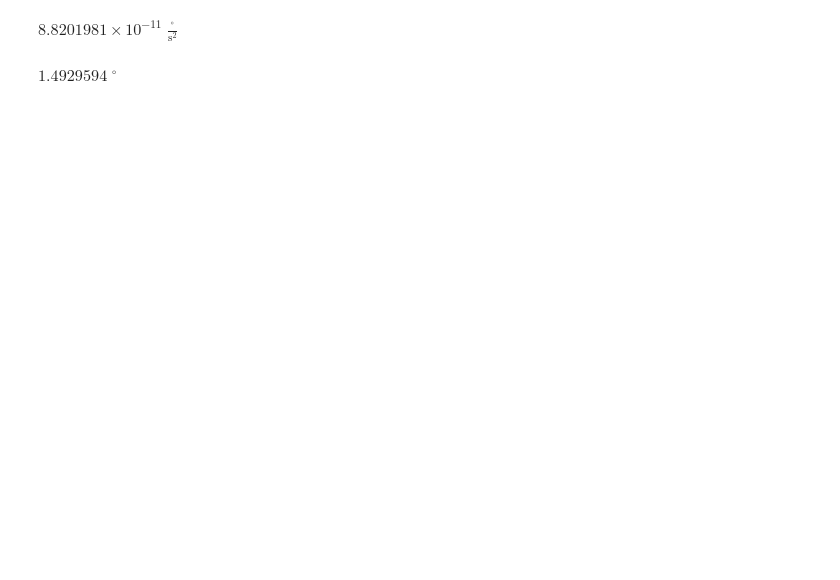
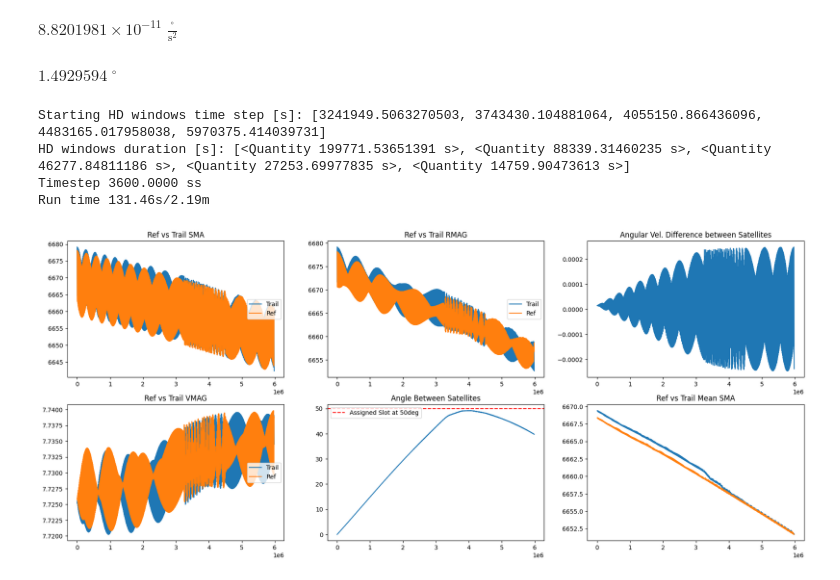
Before and after one commit to regalkuva/gmat_lorenzo, a Jupyter notebook: lorenzos_folder/scripts/differential_drag/foster_mean_dd.ipynb, the cells around one changed output. Saved outputs shown, nothing was run; the diff lists cells and outputs as text; code cells hidden in the pictures; blank space fills up the shorter version.

```diff
--- a/lorenzos_folder/scripts/differential_drag/foster_mean_dd.ipynb
+++ b/lorenzos_folder/scripts/differential_drag/foster_mean_dd.ipynb
@@ -39,7 +39,7 @@ nu = 1e-6 << u.deg
 
 epoch = Time(val=start_date.isoformat(), format='isot')
 
-delta_a = 5
+delta_a = 1
 delta_nu = 0
 
 reference_orbit = Orbit.from_classical(
@@ -63,10 +63,10 @@ trailing_orbit = Orbit.from_classical(
     epoch
     )
 
-def nu2ma(ecc, nu):
-    ecc_anomaly = np.arccos((ecc + np.cos(nu))/(1 + ecc*np.cos(nu)))
-    ma = ecc_anomaly - ecc*np.sin(ecc_anomaly)
-    return ma
+# def nu2ma(ecc, nu):
+#     ecc_anomaly = np.arccos((ecc + np.cos(nu))/(1 + ecc*np.cos(nu)))
+#     ma = ecc_anomaly - ecc*np.sin(ecc_anomaly)
+#     return ma
 
 
 time_step = 3600<<u.s
@@ -110,7 +110,10 @@ trail_mean_orbit = Orbit.from_classical(Earth, trail_mean[0]<<u.km, trail_mean[1
 hd_window = []
 hd_duration = []
 
-while secs < end_time:
+mans = 0
+
+while mans <= 5:
+    mans += 1
 #while np.abs(ref_mean_orbit.nu.to_value(u.deg) - trail_mean_orbit.nu.to_value(u.deg)) > 0.5:
 
     #if trail_mean[0] > ref_mean[0]:
@@ -377,3 +370,52 @@ $8.8201981 \times 10^{-11} \; \mathrm{\frac{{}^{\circ}}{s^{2}}}$
 theta_hd
 # %% [output]
 $1.4929594 \; \mathrm{{}^{\circ}}$
+# %%
+fig, ax = plt.subplots(2, 3, figsize=(22,9), squeeze=False)
+
+ax[0,0].plot(elapsedsecs,trailsmalist,label='Trail')
+ax[0,0].plot(elapsedsecs,refsmalist,label='Ref')
+ax[0,0].legend(loc = 'center right')
+ax[0,0].set_title('Ref vs Trail SMA')
+
+ax[0,1].plot(elapsedsecs,rmag_trail,label='Trail')
+ax[0,1].plot(elapsedsecs,rmag_ref,label='Ref')
+ax[0,1].legend(loc = 'center right')
+ax[0,1].set_title('Ref vs Trail RMAG')
+
+ax[1,0].plot(elapsedsecs,vmag_trail,label='Trail')
+ax[1,0].plot(elapsedsecs,vmag_ref, label='Ref')
+ax[1,0].legend(loc = 'center right')
+ax[1,0].set_title('Ref vs Trail VMAG')
+
+# z = np.polyfit(elapsedsecs, angle_list, 1)
+# p = np.poly1d(z)
+
+ax[1,1].plot(elapsedsecs,angle_list)
+# ax[1,1].plot(elapsedsecs,p(elapsedsecs))
+ax[1,1].axhline(assignment,linestyle='--',color='red',label = f'Assigned Slot at {assignment}deg')
+ax[1,1].legend(loc = 'upper left')
+ax[1,1].set_title('Angle Between Satellites')
+
+ax[0,2].plot(elapsedsecs,ang_vel_list)
+ax[0,2].set_title('Angular Vel. Difference between Satellites')
+
+ax[1,2].plot(elapsedsecs,trailsmalist_mean,label='Trail')
+ax[1,2].plot(elapsedsecs,refsmalist_mean,label='Ref')
+ax[1,2].set_title('Ref vs Trail Mean SMA')
+
+# plt.show(block=True)
+
+print(f'Starting HD windows time step [s]: {hd_window}')
+print(f'HD windows duration [s]: {hd_duration}')
+
+tic = time.time()
+print(f'Timestep {time_step:.4f}s')
+print(f'Run time {tic-toc:.2f}s/{(tic-toc)/60:.2f}m')
+plt.show()
+# %% [output]
+Starting HD windows time step [s]: [3241949.5063270503, 3743430.104881064, 4055150.866436096, 4483165.017958038, 5970375.414039731]
+HD windows duration [s]: [<Quantity 199771.53651391 s>, <Quantity 88339.31460235 s>, <Quantity 46277.84811186 s>, <Quantity 27253.69977835 s>, <Quantity 14759.90473613 s>]
+Timestep 3600.0000 ss
+Run time 131.46s/2.19m
+[figure, added]
```
Also changed, not shown: parts of 5 cells of this notebook, 1 other file.
